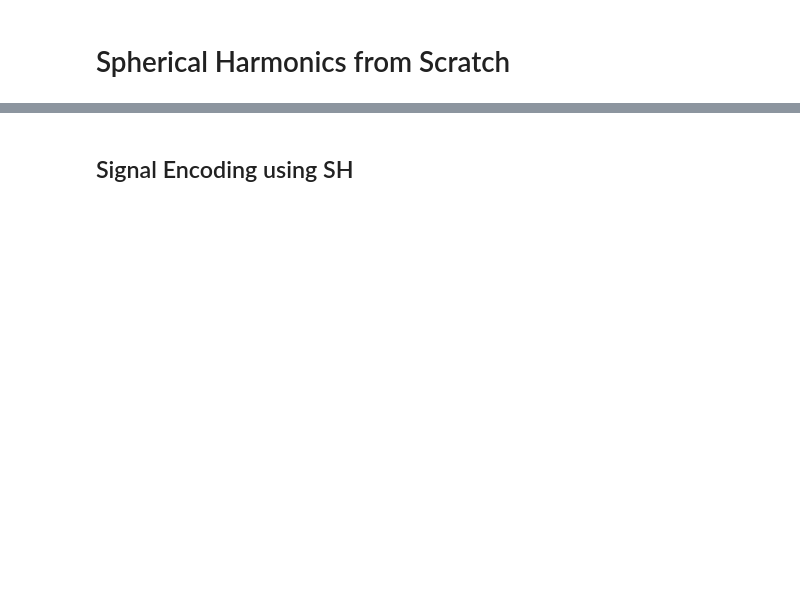
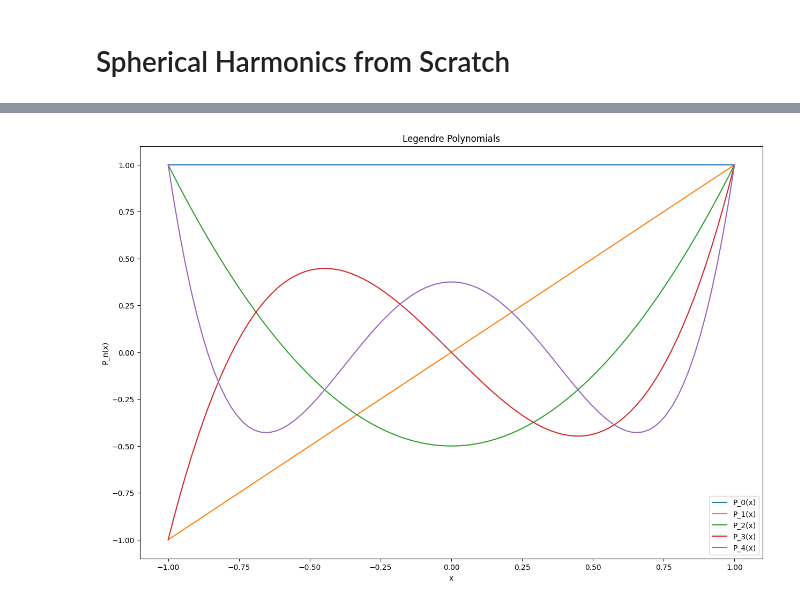
Before and after one commit to amirhossein-razlighi/100_days_of_computer_vision, a Jupyter notebook: FromScratch/Spherical_Harmonics/main.ipynb, the cells around one changed output, grey strips where cells are left out. Saved outputs shown, nothing was run; the diff lists cells and outputs as text; code cells hidden in the pictures; blank space fills up the shorter version.

```diff
--- a/FromScratch/Spherical_Harmonics/main.ipynb
+++ b/FromScratch/Spherical_Harmonics/main.ipynb
@@ -34,4 +59,20 @@ def calculate_P(l: int, m: int, x: float) -> float:
         pmmp1 = pll
 
     return pll
+# %%
+# Plotting legendre polynomials
+fig = plt.figure(figsize=(15, 10))
+xs = np.linspace(-1, 1, 100)
+
+for l in range(5):
+    ys = [calculate_P(l, 0, x) for x in xs]
+    plt.plot(xs, ys, label=f"P_{l}(x)")
+
+plt.title("Legendre Polynomials")
+plt.xlabel("x")
+plt.ylabel("P_n(x)")
+plt.legend()
+plt.show()
+# %% [output]
+[figure, added]
 # %%
@@ -56,2 +93,0 @@ def calculate_SH(l: int, m: int, theta: float, phi: float) -> float:
-# %% [markdown]
-## Signal Encoding using SH
```
Also changed, not shown: parts of 11 cells of this notebook.
